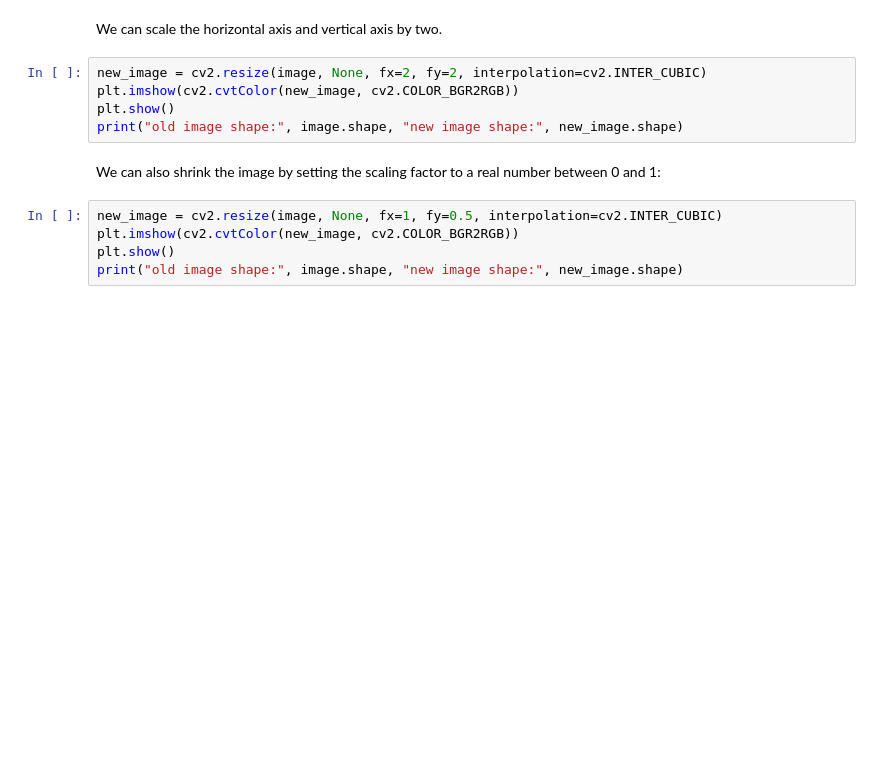
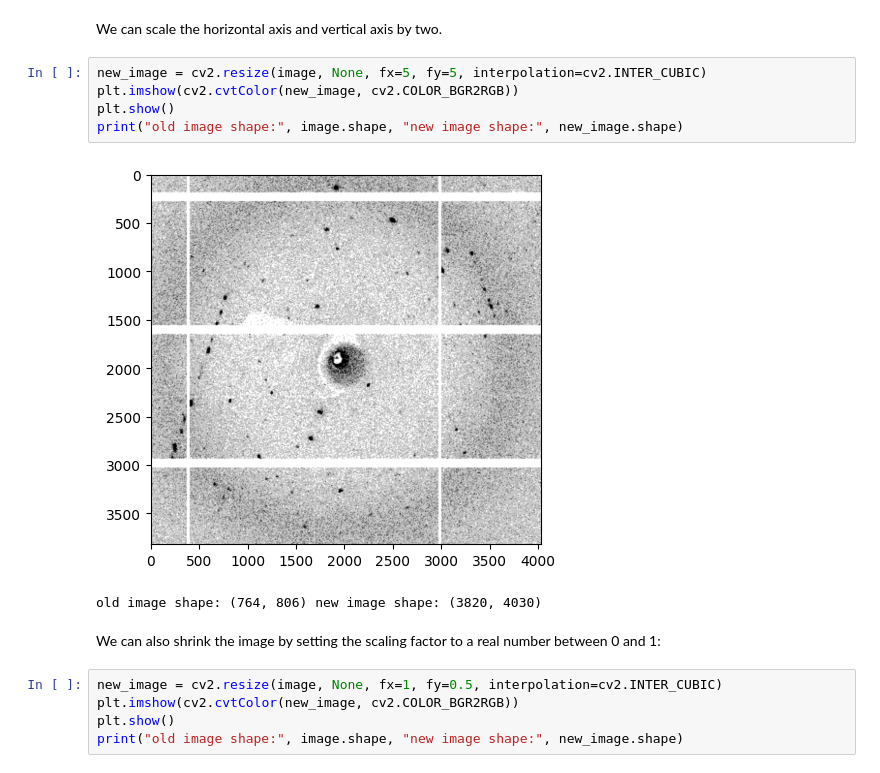
Before and after one commit to byorke/Data-Science-for-Digital-Chemistry, a Jupyter notebook: image-process-opencv.ipynb, the cells around one changed output. Drawn from its saved outputs; the diff is of its cells as text; blank space fills up the shorter version.

```diff
--- a/image-process-opencv.ipynb
+++ b/image-process-opencv.ipynb
@@ -116,10 +150,13 @@ plt.show()
 # %% [markdown]
 We can scale the horizontal axis and vertical axis by two.
 # %%
-new_image = cv2.resize(image, None, fx=2, fy=2, interpolation=cv2.INTER_CUBIC)
+new_image = cv2.resize(image, None, fx=5, fy=5, interpolation=cv2.INTER_CUBIC)
 plt.imshow(cv2.cvtColor(new_image, cv2.COLOR_BGR2RGB))
 plt.show()
 print("old image shape:", image.shape, "new image shape:", new_image.shape)
+# %% [output]
+[figure, added]
+old image shape: (764, 806) new image shape: (3820, 4030)
 # %% [markdown]
 We can also shrink the image by setting the scaling factor to a real number between 0 and 1:
 # %%
```
Also changed, not shown: parts of 11 cells of this notebook, 2 other files.
